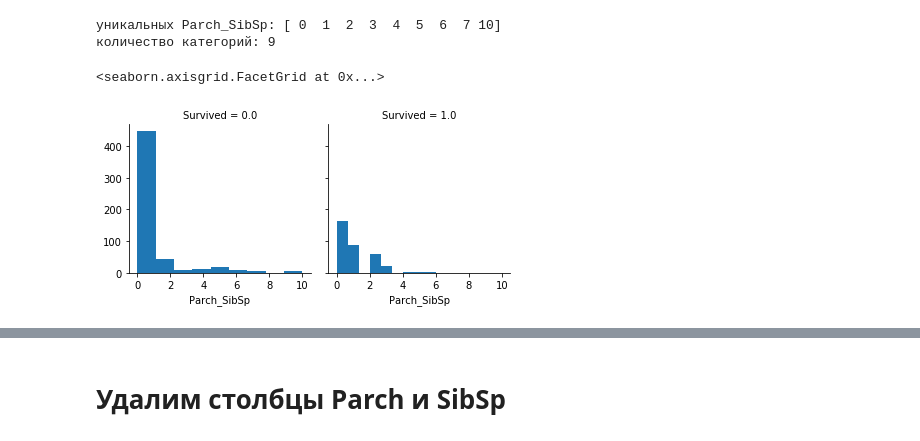
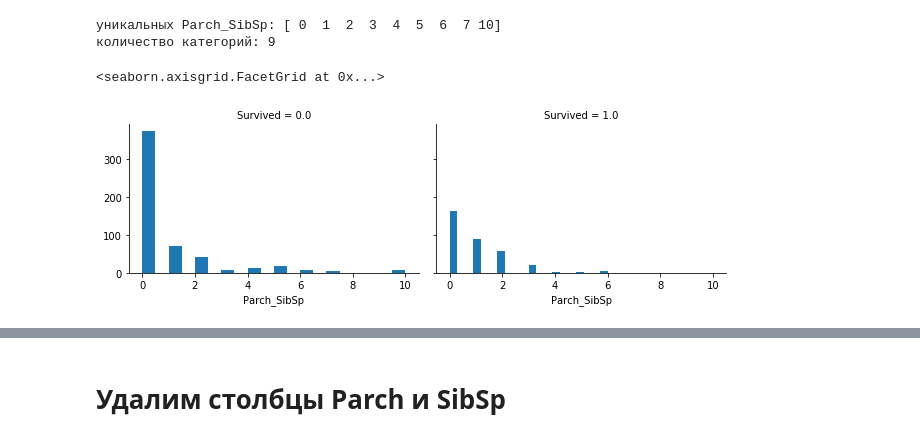
Before and after one commit to DmKuzin/kaggle_titanic, a Jupyter notebook: Titanic2.ipynb, the cells around one changed output, grey strips where cells are left out. Cells and saved outputs as stored; diff of their text form; code cells hidden in the pictures.

```diff
--- a/Titanic2.ipynb
+++ b/Titanic2.ipynb
@@ -246,0 +296,6 @@ res = stats.probplot(all_data['Fare'], plot=plt)
+# %%
+# all_data['AgeBand'] = pd.cut(all_data['Age'], 5)
+# all_data[['AgeBand', 'Survived']].groupby(['AgeBand'], as_index=False).mean().sort_values(by='AgeBand', ascending=True)
+bins=4
+all_data['FareBand'] = pd.cut(all_data['Fare'], bins)
+all_data[['FareBand', 'Survived']].groupby(['FareBand'], as_index=False).mean().sort_values(by='FareBand', ascending=True)
@@ -246,0 +308,5 @@ res = stats.probplot(all_data['Fare'], plot=plt)
+# %%
+all_data.loc[all_data['Fare'] < 1.56, 'Fare'] = 0
+all_data.loc[(all_data['Fare'] >= 1.56) & (all_data['Fare'] < 3.12), 'Fare'] = 1
+all_data.loc[(all_data['Fare'] >= 3.12) & (all_data['Fare'] < 4.68), 'Fare'] = 2
+all_data.loc[all_data['Fare'] >= 4.68, 'Fare'] = 3
@@ -318,0 +414,5 @@ array(['Capt', 'Col', 'Countess', 'Don', 'Dona', 'Dr', 'Jonkheer', 'Lady',
+# %%
+other_titles = list(['Capt', 'Col', 'Countess', 'Don', 'Dona', 'Dr', 'Jonkheer','Lady',
+                     'Major', 'Mlle', 'Mme', 'Ms', 'Rev', 'Sir'])
+# %%
+all_data['Name'] = all_data['Name'].replace(other_titles, 'Other')
@@ -390,8 +503,8 @@ print('количество категорий:', len(uniq_of_pasib))
 уникальных Parch_SibSp: [ 0  1  2  3  4  5  6  7 10]
 количество категорий: 9
 # %%
-g = sns.FacetGrid(data=all_data, col='Survived')
-g.map(plt.hist, 'Parch_SibSp', bins=len(uniq_of_pasib))
+g = sns.FacetGrid(data=all_data, col='Survived', height=3, aspect=1.5)
+g.map(plt.hist, 'Parch_SibSp', bins=20)
 # %% [output]
 <seaborn.axisgrid.FacetGrid at 0x...>
-[figure, old version]
+[figure, new version]
```
Also changed, not shown: parts of 73 cells of this notebook.
